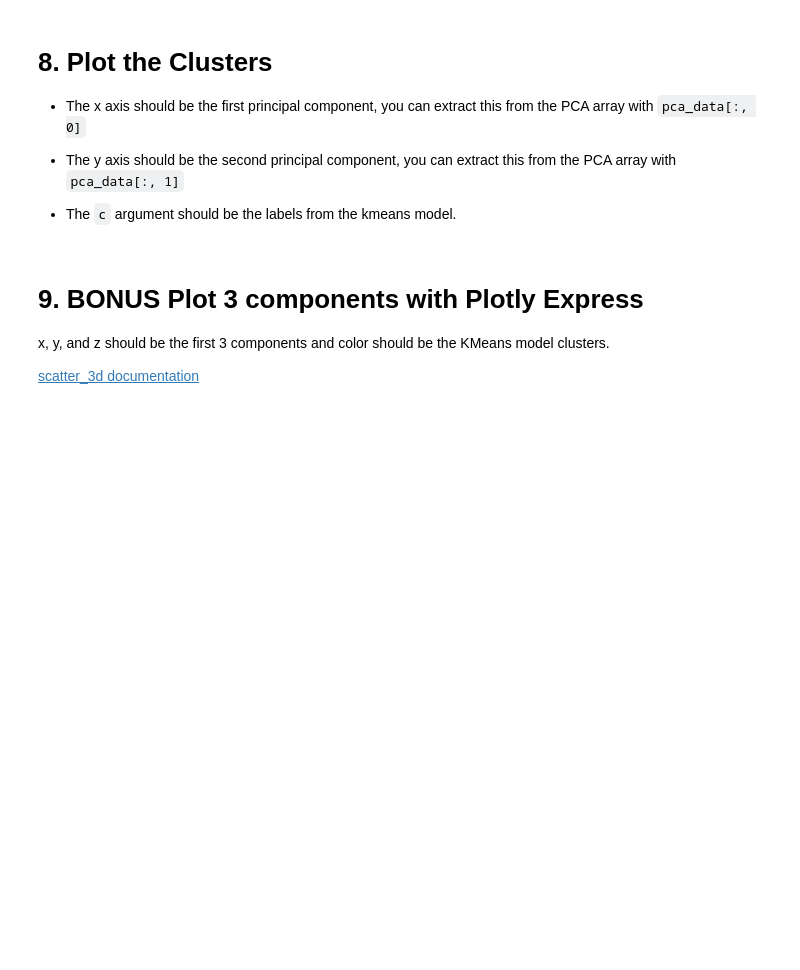
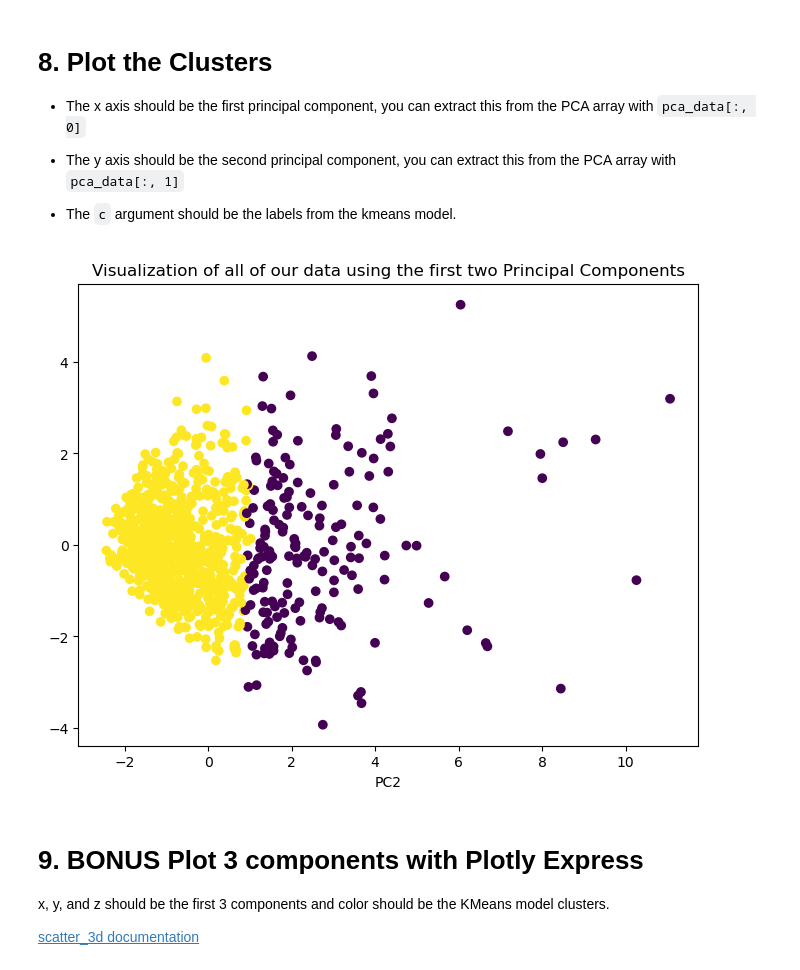
Before and after one commit to bmmukhridin/Dimensionality-Reduction-Curriculum, a Jupyter notebook: PCA_for_Data_Visualization_Practice_Exercise.ipynb, the cells around one changed output. Drawn from its saved outputs; the diff is of its cells as text; code cells hidden in the pictures; blank space fills up the shorter version.

```diff
--- a/PCA_for_Data_Visualization_Practice_Exercise.ipynb
+++ b/PCA_for_Data_Visualization_Practice_Exercise.ipynb
@@ -52,0 +100,6 @@ df.head()
+# %%
+kmeans = KMeans(n_clusters=2, random_state=42)
+kmeans.fit(scaled_df)
+
+X['cluster3'] = kmeans.labels_
+X.head()
@@ -53,5 +113,8 @@ df.head()
 # %% [markdown]
 # 7. Transform the Scaled Data with PCA
+# %%
+pca = PCA(n_components=2)
+pcs = pca.fit_transform(scaled_df)
 # %% [markdown]
 # 8. Plot the Clusters
 
@@ -60,6 +123,14 @@ df.head()
 - The y axis should be the second principal component, you can extract this from the PCA array with `pca_data[:, 1]`
 
 - The `c` argument should be the labels from the kmeans model.
+# %%
+plt.figure(figsize=(8,6))
+plt.scatter(pcs[:,0], pcs[:,1], c=X["cluster3"])
+plt.title('Visualization of all of our data using the first two Principal Components')
+plt.xlabel("PC1")
+plt.xlabel("PC2");
+# %% [output]
+[figure, added]
 # %% [markdown]
 # 9. BONUS Plot 3 components with Plotly Express
 
```
Also changed, not shown: parts of 7 cells of this notebook.
